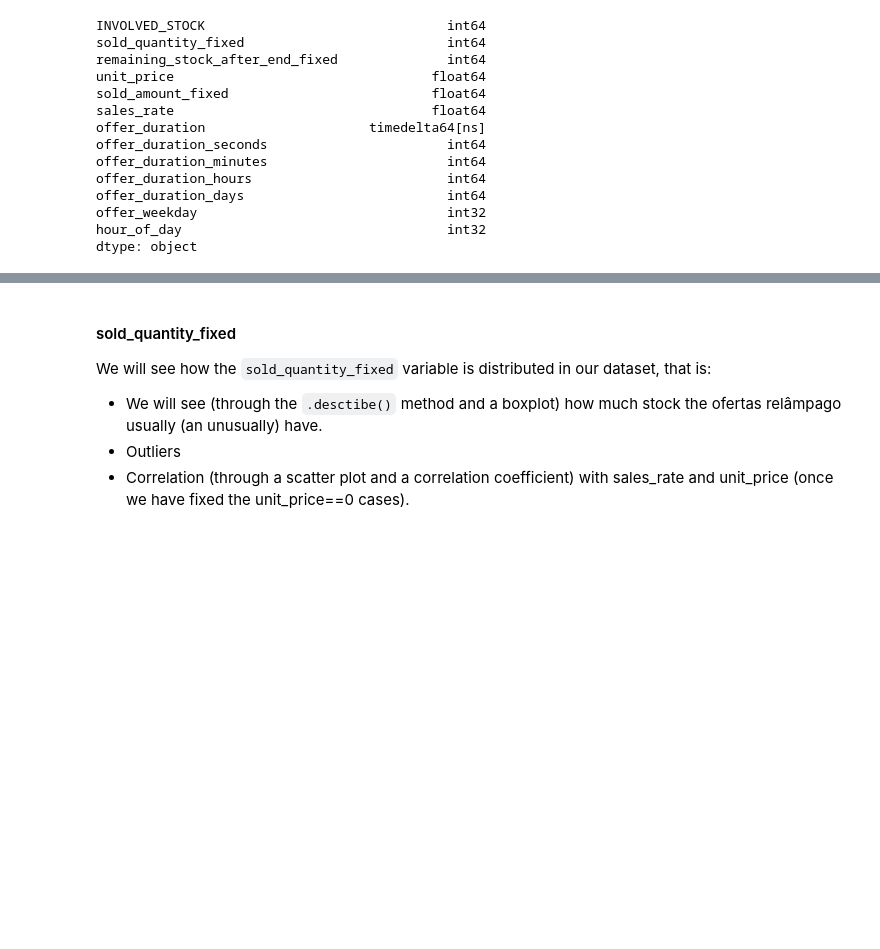
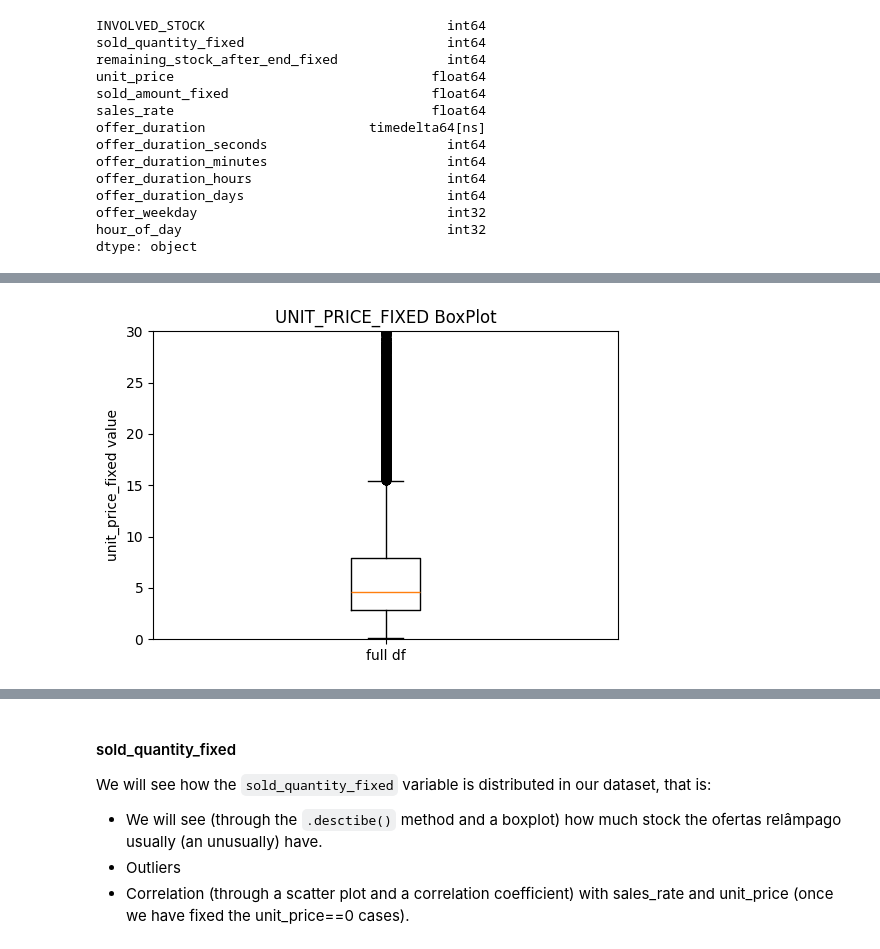
Before and after one commit to rafands/Meli_Tech_Challenge, a Jupyter notebook: EDA_ofertas_relampago.ipynb, the cells around one changed output, grey strips where cells are left out. Saved outputs shown, nothing was run; the diff lists cells and outputs as text; code cells hidden in the pictures; blank space fills up the shorter version.

```diff
--- a/EDA_ofertas_relampago.ipynb
+++ b/EDA_ofertas_relampago.ipynb
@@ -1412,0 +1485,41 @@ number of DOMAIN_ID's with sales:        965
+# %%
+# We start by creating a copy of the unit_price that will be fixed, so we will call it unit_price_fixed
+# we will also already set all 0 values to np.nan, so we can fill them with the correct estimated value
+df_clean['unit_price_fixed'] = df_clean['unit_price'].replace(0, np.nan)
+
+# Let's print the number of na values before the fill na iterations:
+print(f'num null values before fixing:\t\t {df_clean['unit_price_fixed'].isnull().sum():,}')
+
+# -- -- -- -- -- -- -- -- -- -- -- -- -- -- -- -- -- -- -- -- -- -- -- -- -- -- -- -- -- -- -- -- -- -- -- -- -- -- -- -- -- -- -- -- --
+
+# Now we will fill na with the average of each category combination ('VERTICAL', 'DOM_DOMAIN_AGG1', and 'DOMAIN_ID')
+df_clean['unit_price_fixed'].fillna(df_clean.groupby(['VERTICAL','DOM_DOMAIN_AGG1','DOMAIN_ID'])['unit_price_fixed']
+                                    .transform("mean"),
+                                    inplace=True)
+
+# Let's print the number of na values after first fill na iteration:
+print(f'num null values after first fillna:\t {df_clean['unit_price_fixed'].isnull().sum():,}')
+
+# -- -- -- -- -- -- -- -- -- -- -- -- -- -- -- -- -- -- -- -- -- -- -- -- -- -- -- -- -- -- -- -- -- -- -- -- -- -- -- -- -- -- -- -- --
+
+# Now we will fill na with the average of each category combination ('VERTICAL', 'DOM_DOMAIN_AGG1', and 'DOMAIN_ID')
+df_clean['unit_price_fixed'].fillna(df_clean.groupby(['VERTICAL','DOM_DOMAIN_AGG1'])['unit_price_fixed']
+                                    .transform("mean"),
+                                    inplace=True)
+
+
+# Let's print the number of na values after second fill na iteration:
+print(f'num null values after second fillna:\t {df_clean['unit_price_fixed'].isnull().sum():,}')
+
+# -- -- -- -- -- -- -- -- -- -- -- -- -- -- -- -- -- -- -- -- -- -- -- -- -- -- -- -- -- -- -- -- -- -- -- -- -- -- -- -- -- -- -- -- --
+
+# Now we will fill na with the average of each category combination ('VERTICAL', 'DOM_DOMAIN_AGG1', and 'DOMAIN_ID')
+df_clean['unit_price_fixed'].fillna(df_clean.groupby(['VERTICAL'])['unit_price_fixed']
+                                    .transform("mean"),
+                                    inplace=True)
+
+
+# Let's print the number of na values after third fill na iteration:
+print(f'num null values after third fillna:\t {df_clean['unit_price_fixed'].isnull().sum():,}')
+
+# -- -- -- -- -- -- -- -- -- -- -- -- -- -- -- -- -- -- -- -- -- -- -- -- -- -- -- -- -- -- -- -- -- -- -- -- -- -- -- -- -- -- -- -- --
@@ -1412,0 +1554,4 @@ number of DOMAIN_ID's with sales:        965
+# %%
+simple_boxplot(df=df_clean, var='unit_price_fixed')
+# %% [output]
+[figure, added]
```
Also changed, not shown: parts of 31 cells of this notebook.
